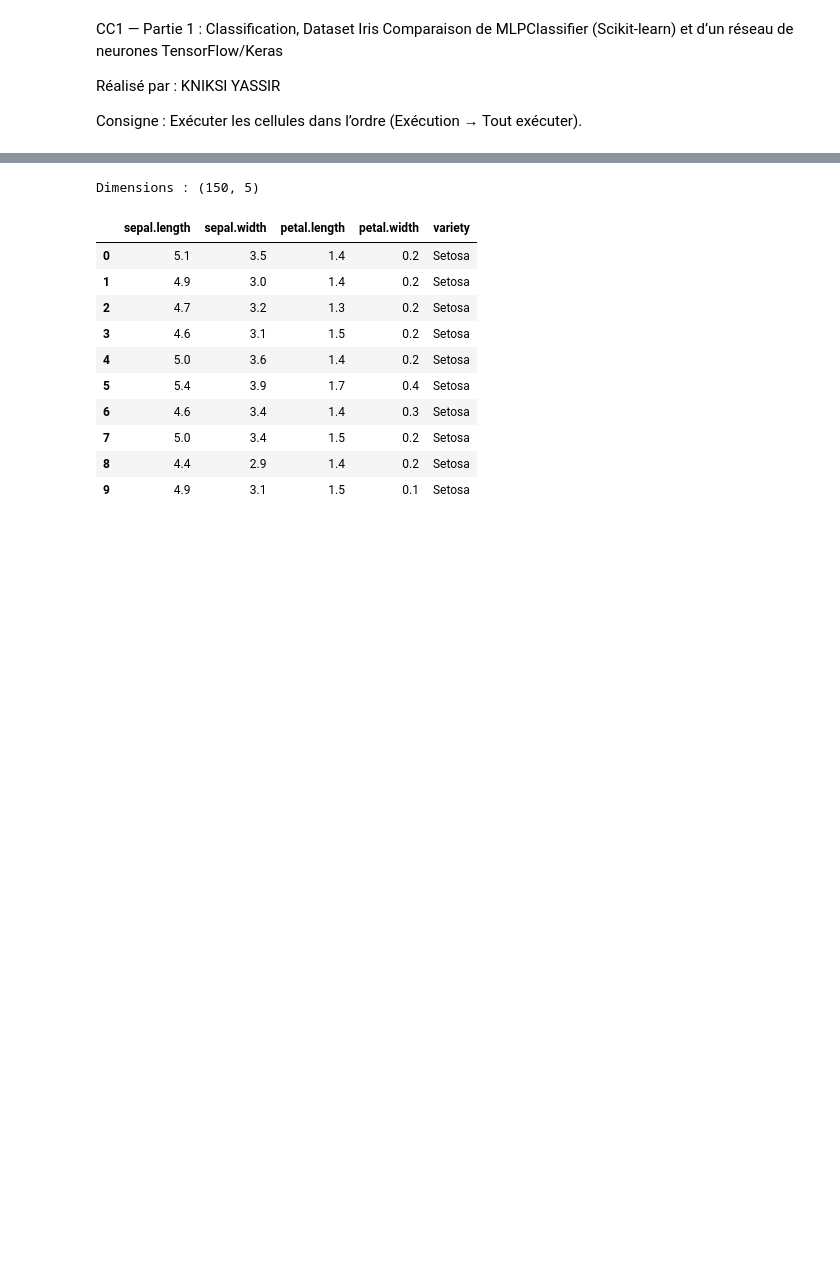
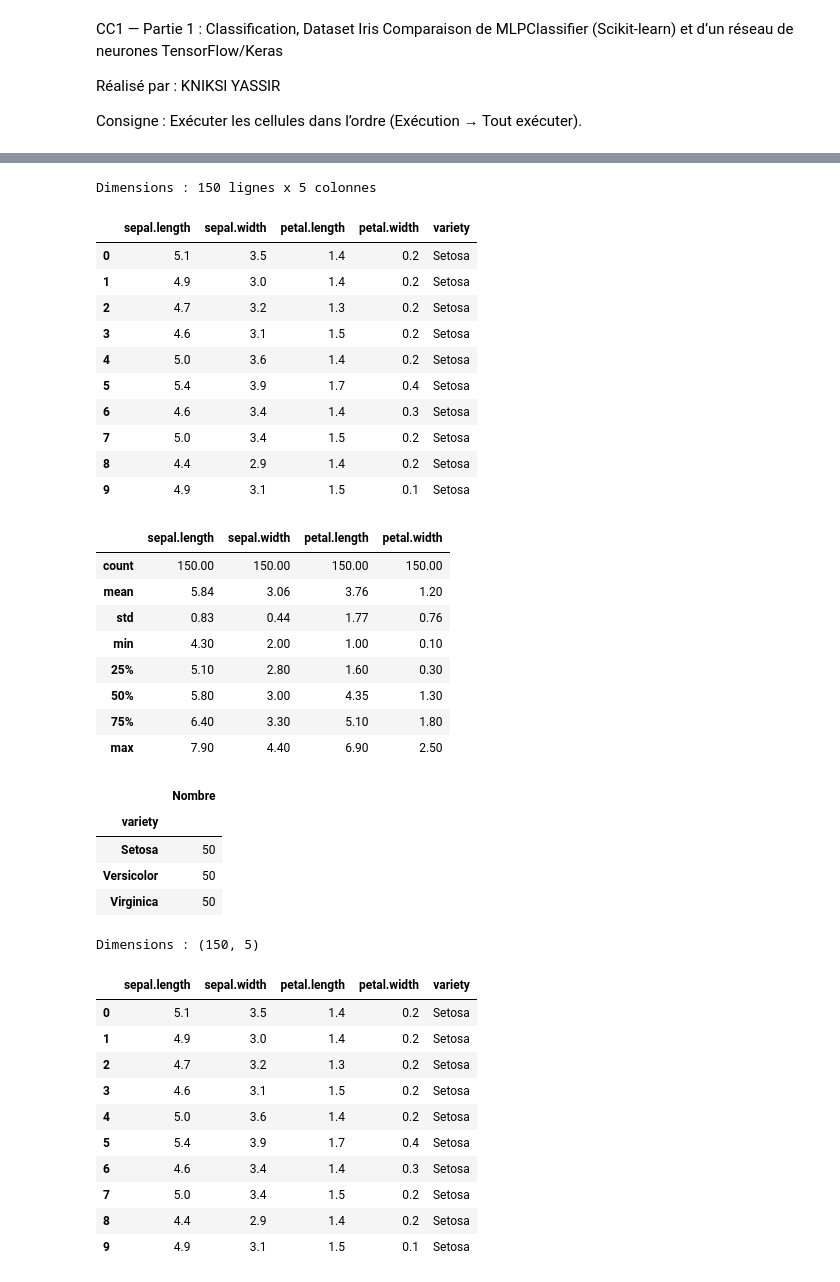
Before and after one commit to kniksiyassir/cc1-neural-networks, a Jupyter notebook: iris_classification.ipynb, the cells around one changed output, grey strips where cells are left out. Drawn from its saved outputs; the diff is of its cells as text; code cells hidden in the pictures; blank space fills up the shorter version.

```diff
--- a/iris_classification.ipynb
+++ b/iris_classification.ipynb
@@ -101,3 +10,40 @@ nothing to commit (create/copy files and use "git add" to track)
+# %%
+import pandas as pd
+from IPython.display import display
+
+df = pd.read_csv("iris.csv")
+
+print(f"Dimensions : {df.shape[0]} lignes x {df.shape[1]} colonnes\n")
+display(df.head(10))                    # aperçu du tableau
+display(df.describe().round(2))         # statistiques
+display(df["variety"].value_counts().to_frame("Nombre"))   # répartition des classes
+# %% [output]
+Dimensions : 150 lignes x 5 colonnes
+|  | sepal.length | sepal.width | petal.length | petal.width | variety |
+| 0 | 5.1 | 3.5 | 1.4 | 0.2 | Setosa |
+| 1 | 4.9 | 3.0 | 1.4 | 0.2 | Setosa |
+| 2 | 4.7 | 3.2 | 1.3 | 0.2 | Setosa |
+| 3 | 4.6 | 3.1 | 1.5 | 0.2 | Setosa |
+| 4 | 5.0 | 3.6 | 1.4 | 0.2 | Setosa |
+| 5 | 5.4 | 3.9 | 1.7 | 0.4 | Setosa |
+| 6 | 4.6 | 3.4 | 1.4 | 0.3 | Setosa |
+| 7 | 5.0 | 3.4 | 1.5 | 0.2 | Setosa |
+| 8 | 4.4 | 2.9 | 1.4 | 0.2 | Setosa |
+| 9 | 4.9 | 3.1 | 1.5 | 0.1 | Setosa |
+|  | sepal.length | sepal.width | petal.length | petal.width |
+| count | 150.00 | 150.00 | 150.00 | 150.00 |
+| mean | 5.84 | 3.06 | 3.76 | 1.20 |
+| std | 0.83 | 0.44 | 1.77 | 0.76 |
+| min | 4.30 | 2.00 | 1.00 | 0.10 |
+| 25% | 5.10 | 2.80 | 1.60 | 0.30 |
+| 50% | 5.80 | 3.00 | 4.35 | 1.30 |
+| 75% | 6.40 | 3.30 | 5.10 | 1.80 |
+| max | 7.90 | 4.40 | 6.90 | 2.50 |
+|  | Nombre |
+| variety |  |
+| Setosa | 50 |
+| Versicolor | 50 |
+| Virginica | 50 |
 # %%
 import pandas as pd
 from IPython.display import display
```
Also changed, not shown: parts of 7 cells of this notebook.
